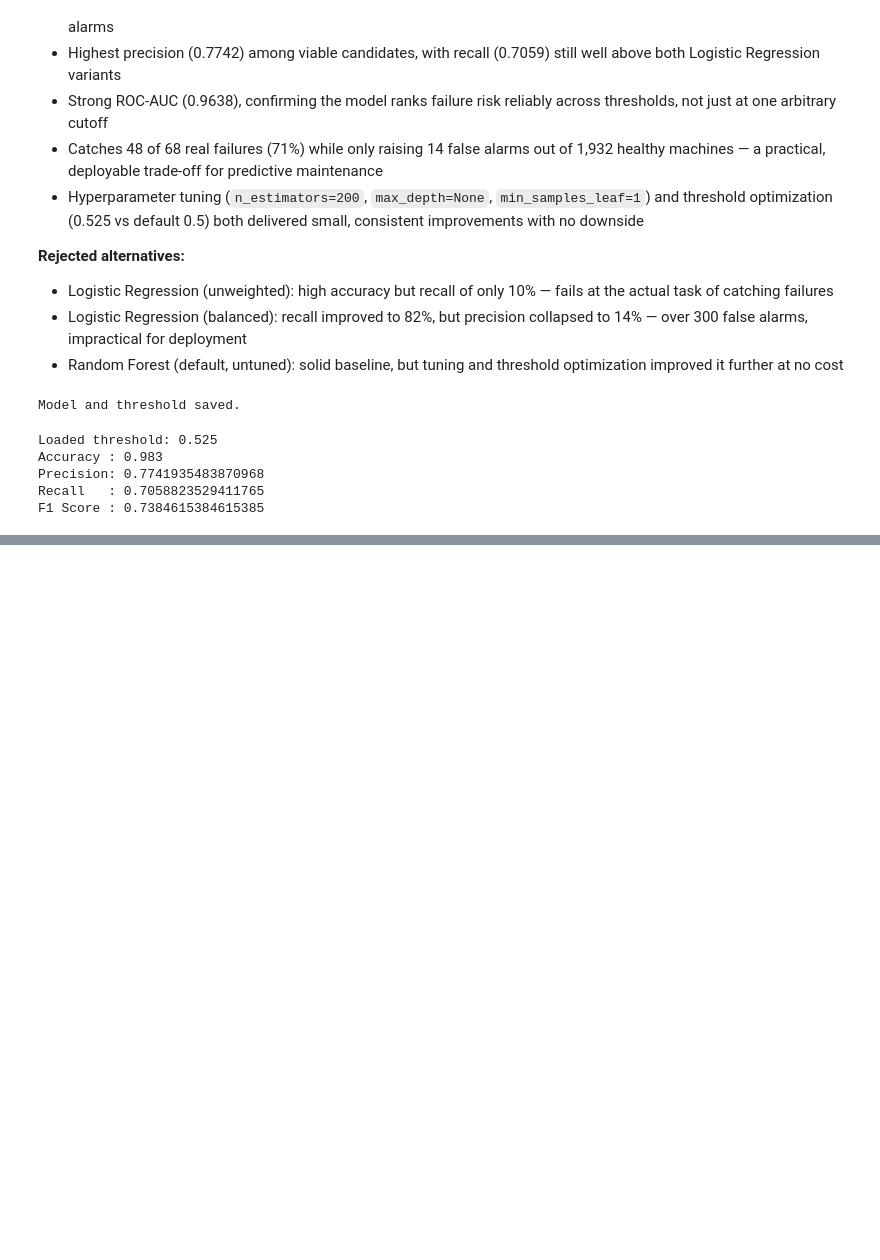
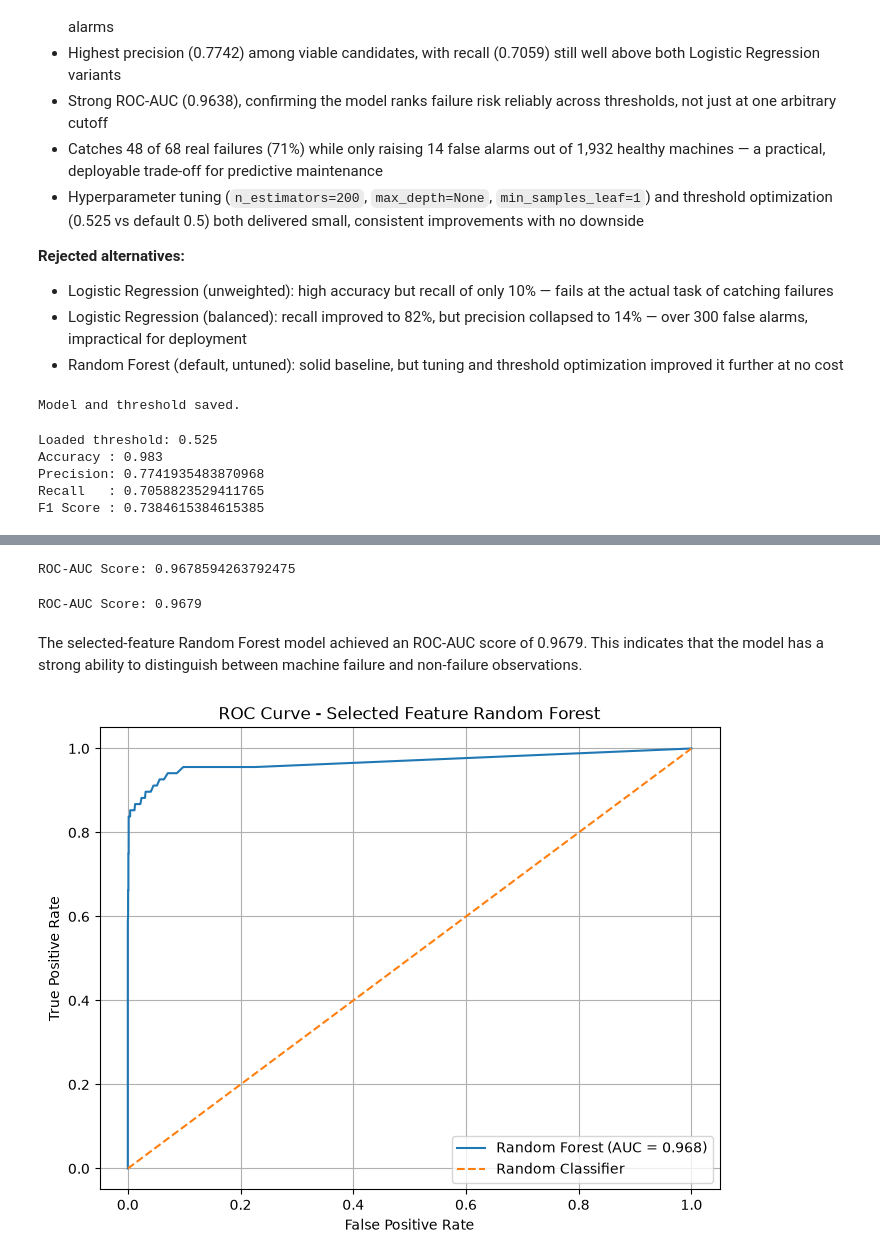
Before and after one commit to Quantumdata66/Machine_Failure_Prediction, a Jupyter notebook: Notebook/01_data_exploration.ipynb, the cells around one changed output, grey strips where cells are left out. Saved outputs shown, nothing was run; the diff lists cells and outputs as text; code cells hidden in the pictures; blank space fills up the shorter version.

```diff
--- a/Notebook/01_data_exploration.ipynb
+++ b/Notebook/01_data_exploration.ipynb
@@ -767,0 +1238,59 @@ F1 Score : 0.7384615384615385
+# %%
+y_proba_selected = rf_selected.predict_proba(
+    X_test_sel
+)[:, 1]
+# %%
+from sklearn.metrics import roc_auc_score
+
+roc_auc_selected = roc_auc_score(
+    y_test_sel,
+    y_proba_selected
+)
+
+print(
+    "ROC-AUC Score:",
+    roc_auc_selected
+)
+# %% [output]
+ROC-AUC Score: 0.9678594263792475
+# %%
+print(f"ROC-AUC Score: {roc_auc_selected:.4f}")
+# %% [output]
+ROC-AUC Score: 0.9679
+# %% [markdown]
+The selected-feature Random Forest model achieved an ROC-AUC score of 0.9679. This indicates that the model has a strong ability to distinguish between machine failure and non-failure observations.
+# %%
+from sklearn.metrics import roc_curve
+import matplotlib.pyplot as plt
+
+fpr, tpr, thresholds = roc_curve(
+    y_test_sel,
+    y_proba_selected
+)
+
+plt.figure(figsize=(8, 6))
+
+plt.plot(
+    fpr,
+    tpr,
+    label=f"Random Forest (AUC = {roc_auc_selected:.3f})"
+)
+
+plt.plot(
+    [0, 1],
+    [0, 1],
+    linestyle="--",
+    label="Random Classifier"
+)
+
+plt.xlabel("False Positive Rate")
+plt.ylabel("True Positive Rate")
+
+plt.title("ROC Curve - Selected Feature Random Forest")
+
+plt.legend()
+plt.grid()
+
+plt.show()
+# %% [output]
+[figure, added]
```
Also changed, not shown: parts of 34 cells of this notebook, 3 other files.
